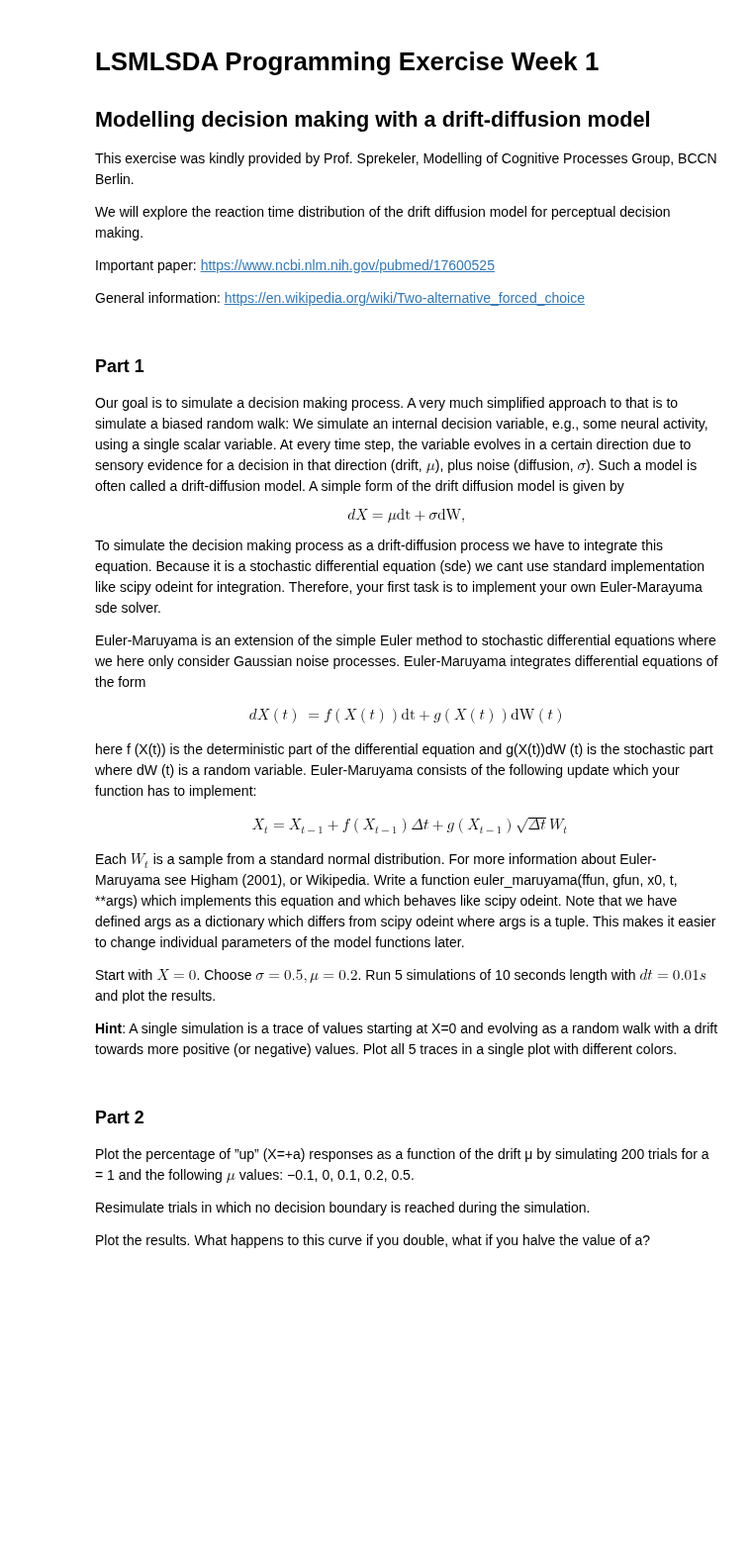
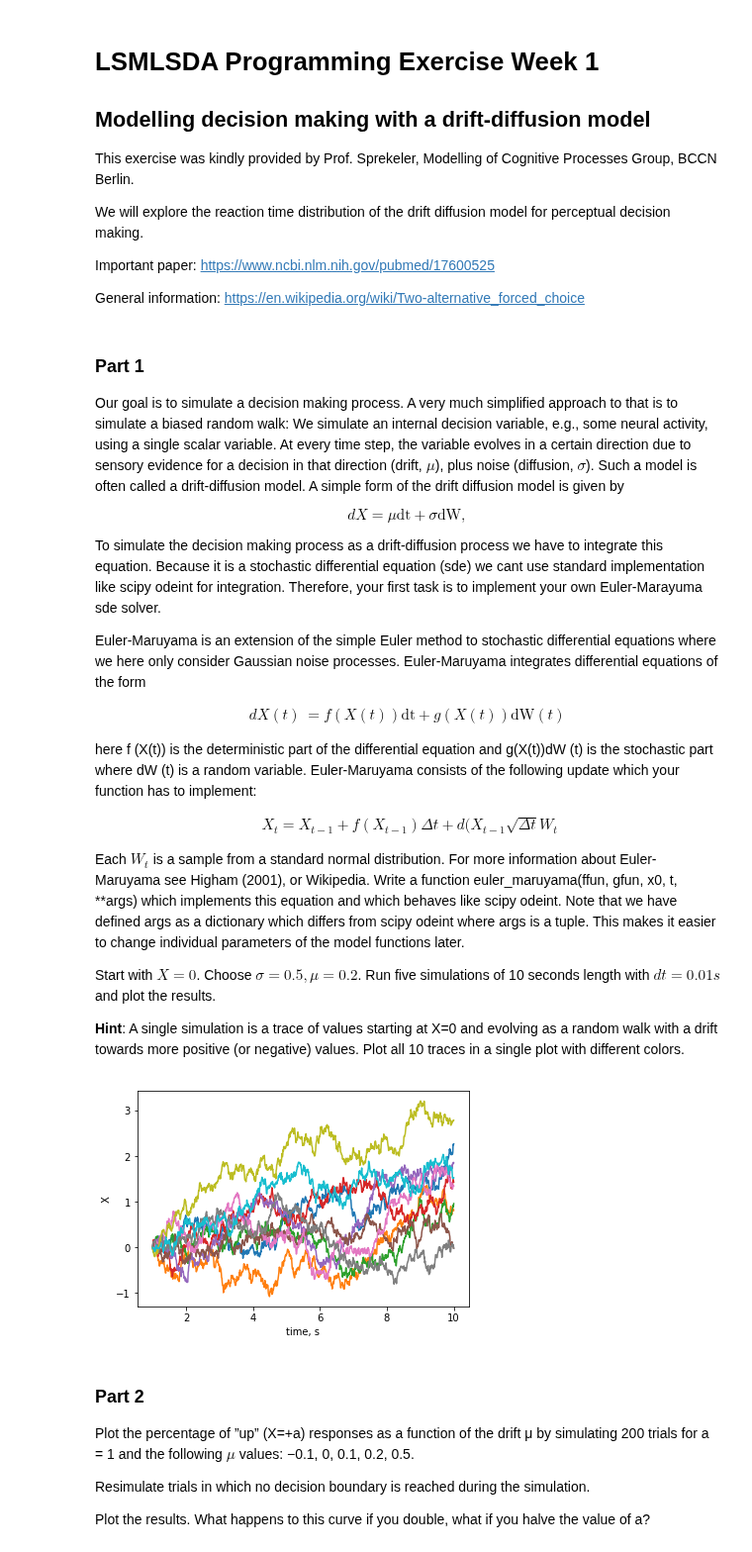
Before and after one commit to mackelab/msne-lsmlsda-2019, a Jupyter notebook: exercises/week1_decision_making/LSMLSDA_ProgrammingExerciseWeek1_DecisionMaking.ipynb, the cells around one changed output. Shown at 99% size. Cells and saved outputs as stored; diff of their text form; code cells hidden in the pictures; blank space fills up the shorter version.

```diff
--- a/exercises/week1_decision_making/LSMLSDA_ProgrammingExerciseWeek1_DecisionMaking.ipynb
+++ b/exercises/week1_decision_making/LSMLSDA_ProgrammingExerciseWeek1_DecisionMaking.ipynb
@@ -35,7 +36,7 @@ the stochastic part where dW (t) is a random variable. Euler-Maruyama consists o
 following update which your function has to implement:
 
 \begin{align}
-X_t = X_{t-1} + f(X_{t-1}) \Delta t + g(X_{t-1}) \sqrt{\Delta t} W_t
+X_t = X_{t-1} + f(X_{t-1}) \Delta t + d(X_{t-1} \sqrt{\Delta t} W_t
 \end{align}
 
 Each $W_t$ is a sample from a standard normal distribution. For more information about
@@ -46,7 +47,7 @@ from scipy odeint where args is a tuple. This makes it easier to change individu
 the model functions later.
 
 Start with $X = 0$. Choose
-$\sigma = 0.5, \mu = 0.2$. Run 5 simulations of 10 seconds length with $dt = 0.01s$ and
+$\sigma = 0.5, \mu = 0.2$. Run five simulations of 10 seconds length with $dt = 0.01s$ and
 plot the results.
 
-**Hint**: A single simulation is a trace of values starting at X=0 and evolving as a random walk with a drift towards more positive (or negative) values. Plot all 5 traces in a single plot with different colors.
+**Hint**: A single simulation is a trace of values starting at X=0 and evolving as a random walk with a drift towards more positive (or negative) values. Plot all 10 traces in a single plot with different colors.
@@ -57,3 +54,27 @@ plot the results.
+# %%
+mu = 0.2
+sigma = 0.5
+t = 10
+dt = 0.01
+
+
+def euler_maruyama(ffun, gfun, t, dt):
+    X = np.zeros(int(t/dt))
+    for i in range(1, int(t/dt)):
+        W = np.random.normal()
+        X[i] = X[i-1] + ffun * dt + gfun * np.sqrt(dt) * W
+    T = np.linspace(1, 10, 1000)
+    return X, T
+# %%
+for b in range(10):
+    walk, time = euler_maruyama(mu, sigma, t, dt)
+    plt.plot(time, walk)
+    plt.xlabel('time, s')
+    plt.ylabel('X')
+
+plt.show()
+# %% [output]
+[figure, added]
 # %% [markdown]
 ### Part 2
 
```
Also changed, not shown: parts of 10 cells of this notebook.
